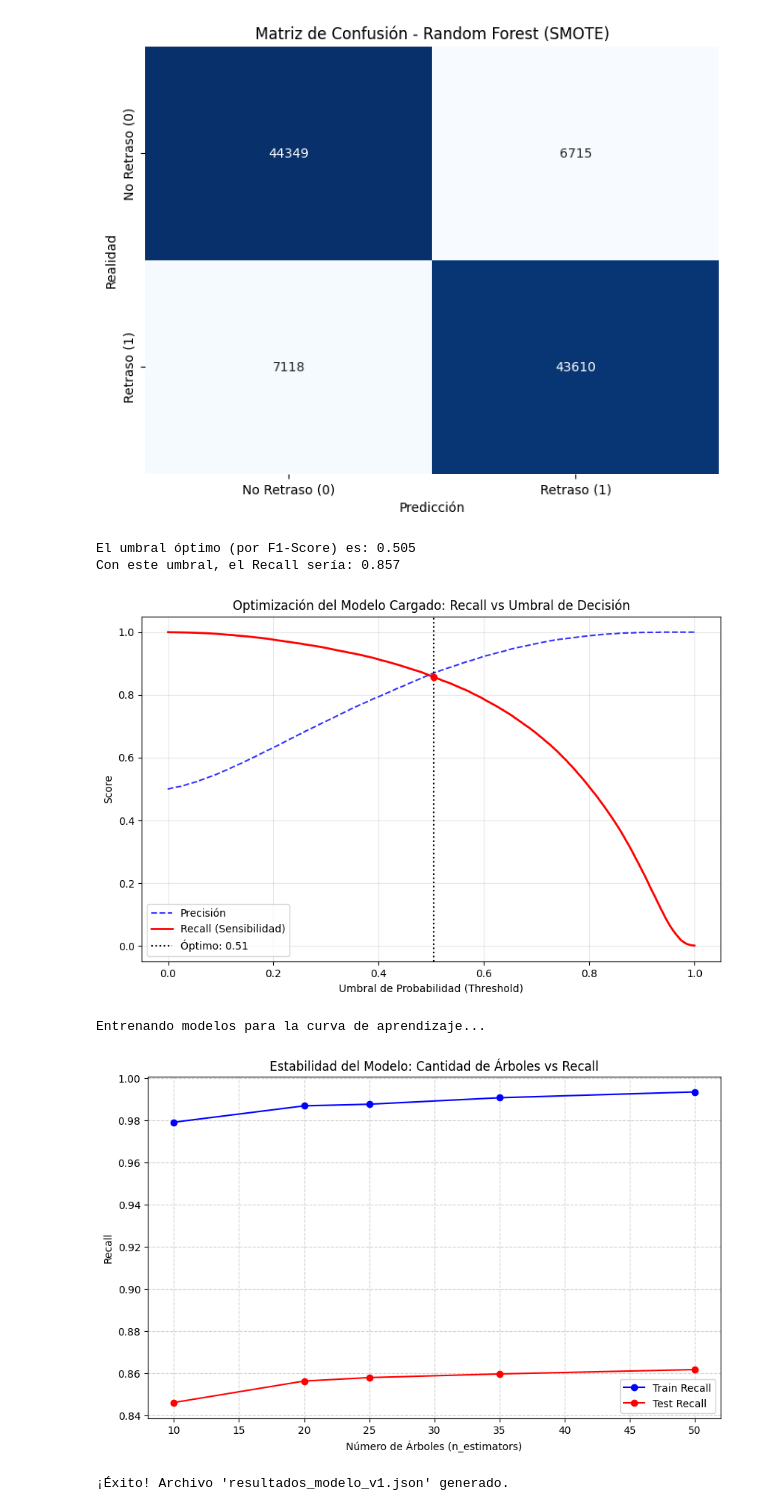
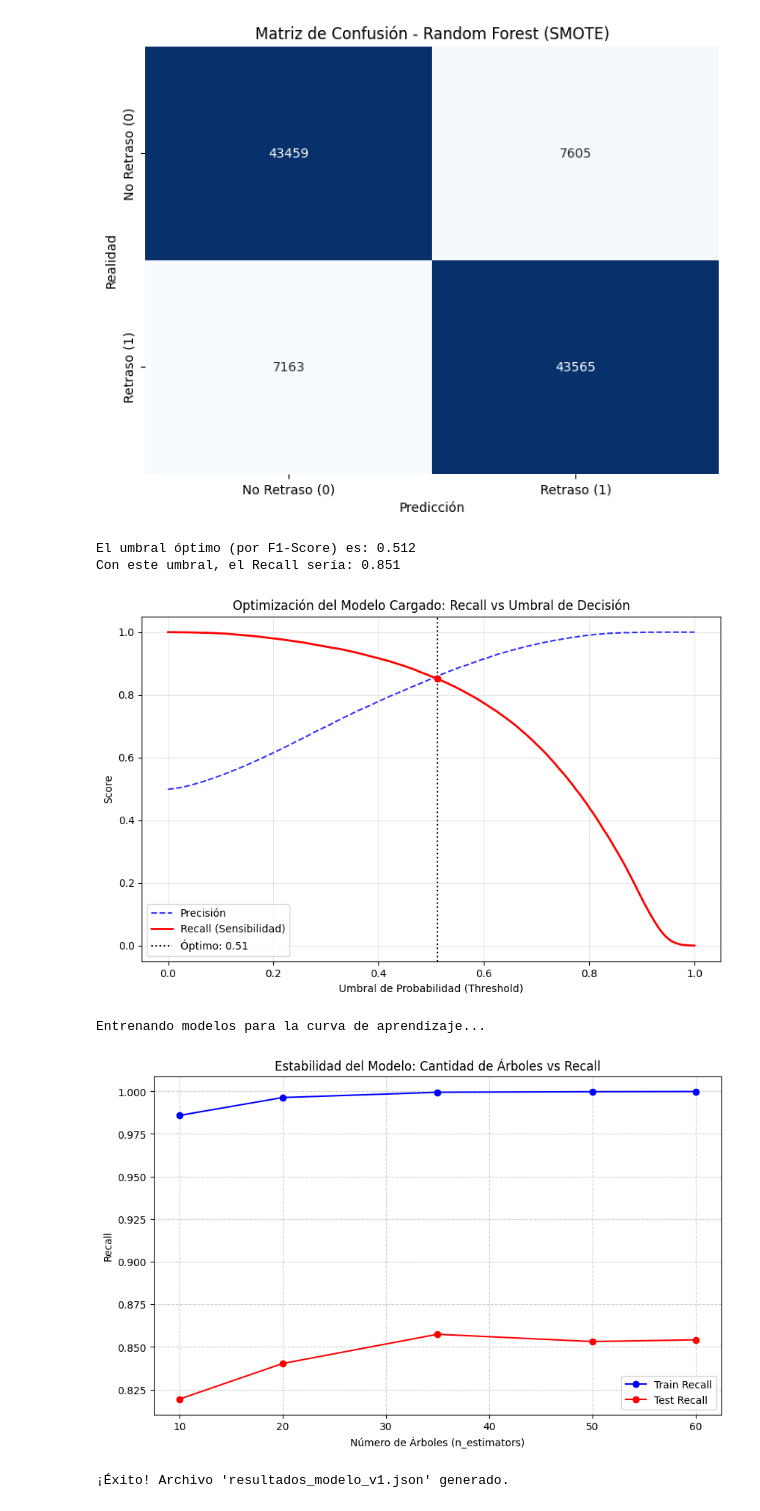
Before and after one commit to JAG-91/Flights-on-time, a Jupyter notebook: df_vuelos_con_clima_ok.ipynb, the cells around one changed output. Cells and saved outputs as stored; diff of their text form; code cells hidden in the pictures.

```diff
--- a/df_vuelos_con_clima_ok.ipynb
+++ b/df_vuelos_con_clima_ok.ipynb
@@ -334,3 +330,34 @@ arr_delay_binary
 0    0.790141
 1    0.209859
 Name: proportion, dtype: float64
+# %%
+
+
+# Configuración del estilo visual
+sns.set_style("whitegrid")
+
+# Crear una figura única
+plt.figure(figsize=(8, 6))
+
+# Generar el gráfico de barras con paleta inferno
+ax = sns.countplot(x='arr_delay_binary', data=df_final, palette='inferno')
+
+# Títulos y etiquetas
+plt.title('Cantidad de Vuelos: A tiempo vs Retrasados', fontsize=16)
+plt.xlabel('Estado del Vuelo', fontsize=12)
+plt.ylabel('Cantidad', fontsize=12)
+plt.xticks([0, 1], ['A tiempo (0)', 'Retrasado (1)']) # Etiquetas personalizadas en el eje X
+
+# Añadir etiquetas de datos (números) encima de cada barra
+for p in ax.patches:
+    ax.annotate(f'{int(p.get_height())}',
+                (p.get_x() + p.get_width() / 2., p.get_height()),
+                ha='center', va='center',
+                xytext=(0, 5),
+                textcoords='offset points',
+                fontsize=11,
+                color='black')
+
+# Mostrar el gráfico
+plt.tight_layout()
+plt.show()
@@ -430,7 +457,7 @@ plt.show()
 # %% [output]
 [figure]
 # %%
-columnas_a_eliminar_2 = ['fl_date','precip_sum', 'crs_elapsed_time', 'wind_gusts', 'arr_delay']
+columnas_a_eliminar_2 = ['fl_date','precip_sum', 'crs_elapsed_time','arr_delay', 'wind_gusts']
 
 # Eliminamos las columnas (axis=1 indica columnas)
 df_ml_final = df_ml.drop(columns=columnas_a_eliminar_2)
@@ -538,7 +563,7 @@ from sklearn.metrics import classification_report, confusion_matrix
 
 # 1. Configurar el Modelo
 # Mantenemos los mismos parámetros para que la comparación sea justa
-rf_smote = RandomForestClassifier(n_estimators=35, random_state=108, n_jobs=-1, max_depth=45)
+rf_smote = RandomForestClassifier(n_estimators=40, random_state=108, n_jobs=-1)
 
 print("Entrenando modelo balanceado...")
 
@@ -626,9 +651,9 @@ plt.legend(loc='lower left')
 plt.grid(True, alpha=0.3)
 plt.show()
 # %% [output]
-El umbral óptimo (por F1-Score) es: 0.505
-Con este umbral, el Recall sería: 0.857
+El umbral óptimo (por F1-Score) es: 0.512
+Con este umbral, el Recall sería: 0.851
-[figure, old version]
+[figure, new version]
 # %%
 from sklearn.ensemble import RandomForestClassifier
 from sklearn.metrics import recall_score
@@ -636,7 +661,7 @@ import matplotlib.pyplot as plt
 
 # 1. Definir los rangos de árboles a probar
 # Probamos valores saltados para ver la tendencia general sin tardar demasiado
-n_arboles_list = [10, 20, 25, 35, 50]
+n_arboles_list = [10, 20, 35, 50, 60]
 
 recall_train = []
 recall_test = []
@@ -644,35 +669,34 @@ recall_test = []
 # 2. Bucle de entrenamiento
 print("Entrenando modelos para la curva de aprendizaje...")
 
 for n in n_arboles_list:
     # Usamos los mismos parámetros que tu modelo original, variando solo n_estimators
     # Asegúrate de poner aquí tus otros hiperparámetros (max_depth, class_weight, etc.)
     rf_temp = RandomForestClassifier(
         n_estimators=n,
         random_state=108,  # Mantenemos la semilla para que sea comparable
-        max_depth=45,
-        n_jobs=-1          # Usa todos los núcleos para ir más rápido
+        n_jobs=-1, # Usa todos los núcleos para ir más rápido
     )
 
     rf_temp.fit(X_train_smote, y_train_smote) # O tus datos de train correspondientes
 
     # Guardamos el Recall (ajusta pos_label=1 si tu clase de interés es 1)
     recall_train.append(recall_score(y_train_smote, rf_temp.predict(X_train_smote)))
     recall_test.append(recall_score(y_test_smote, rf_temp.predict(X_test_smote)))
 
 # 3. Graficar
 plt.figure(figsize=(10, 6))
 plt.plot(n_arboles_list, recall_train, color='blue', marker='o', label='Train Recall')
 plt.plot(n_arboles_list, recall_test, color='red', marker='o', label='Test Recall')
 
 plt.title('Estabilidad del Modelo: Cantidad de Árboles vs Recall')
 plt.xlabel('Número de Árboles (n_estimators)')
 plt.ylabel('Recall')
 plt.legend()
 plt.grid(True, linestyle='--', alpha=0.6)
 plt.show()
 # %% [output]
 Entrenando modelos para la curva de aprendizaje...
-[figure, old version]
+[figure, new version]
 # %%
 import json
```
Also changed, not shown: parts of 11 cells of this notebook.
